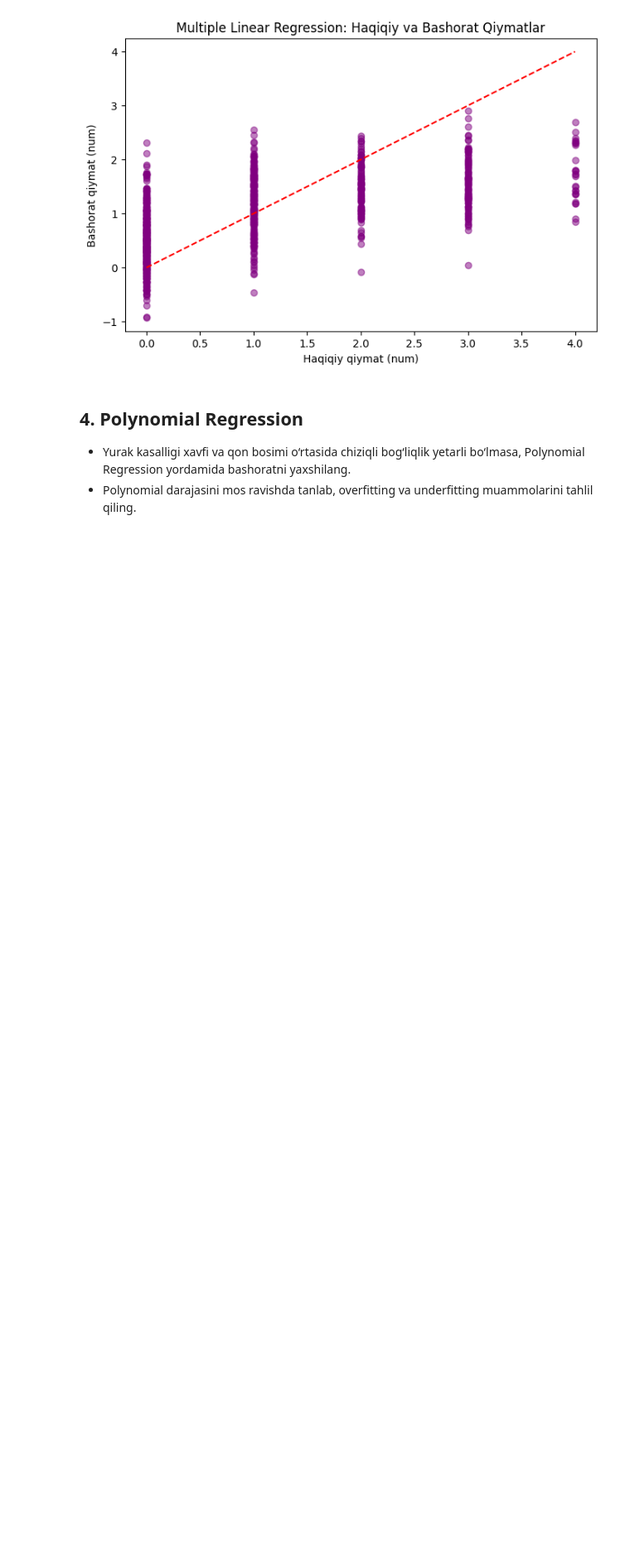
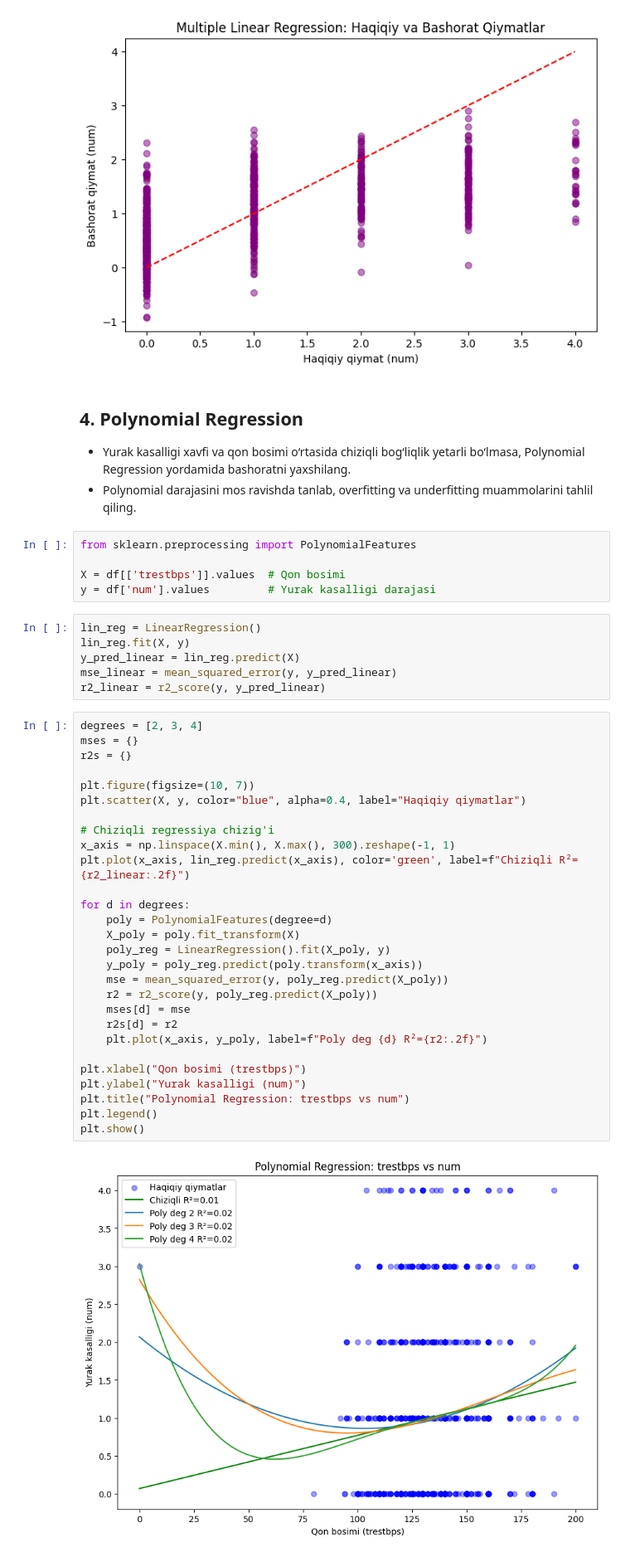
Before and after one commit to ulubeykhuja/Amaliyot, a Jupyter notebook: Копия_блокнота_"16_REGRESSIYA_16_18_YAKUNIY_AMALIY_VAZIFA_ipynb".ipynb, the cells around one changed output. Shown: that part at 83% size. Saved outputs shown, nothing was run; the diff lists cells and outputs as text; blank space fills up the shorter version.

```diff
--- a/Копия_блокнота_"16_REGRESSIYA_16_18_YAKUNIY_AMALIY_VAZIFA_ipynb".ipynb
+++ b/Копия_блокнота_"16_REGRESSIYA_16_18_YAKUNIY_AMALIY_VAZIFA_ipynb".ipynb
@@ -319,3 +379,44 @@ plt.show()
 ## 4. Polynomial Regression
 * Yurak kasalligi xavfi va qon bosimi o‘rtasida chiziqli bog‘liqlik yetarli bo‘lmasa, Polynomial Regression yordamida bashoratni yaxshilang.
 * Polynomial darajasini mos ravishda tanlab, overfitting va underfitting muammolarini tahlil qiling.
+# %%
+from sklearn.preprocessing import PolynomialFeatures
+
+X = df[['trestbps']].values  # Qon bosimi
+y = df['num'].values         # Yurak kasalligi darajasi
+# %%
+lin_reg = LinearRegression()
+lin_reg.fit(X, y)
+y_pred_linear = lin_reg.predict(X)
+mse_linear = mean_squared_error(y, y_pred_linear)
+r2_linear = r2_score(y, y_pred_linear)
+# %%
+degrees = [2, 3, 4]
+mses = {}
+r2s = {}
+
+plt.figure(figsize=(10, 7))
+plt.scatter(X, y, color="blue", alpha=0.4, label="Haqiqiy qiymatlar")
+
+# Chiziqli regressiya chizig'i
+x_axis = np.linspace(X.min(), X.max(), 300).reshape(-1, 1)
+plt.plot(x_axis, lin_reg.predict(x_axis), color='green', label=f"Chiziqli R²={r2_linear:.2f}")
+
+for d in degrees:
+    poly = PolynomialFeatures(degree=d)
+    X_poly = poly.fit_transform(X)
+    poly_reg = LinearRegression().fit(X_poly, y)
+    y_poly = poly_reg.predict(poly.transform(x_axis))
+    mse = mean_squared_error(y, poly_reg.predict(X_poly))
+    r2 = r2_score(y, poly_reg.predict(X_poly))
+    mses[d] = mse
+    r2s[d] = r2
+    plt.plot(x_axis, y_poly, label=f"Poly deg {d} R²={r2:.2f}")
+
+plt.xlabel("Qon bosimi (trestbps)")
+plt.ylabel("Yurak kasalligi (num)")
+plt.title("Polynomial Regression: trestbps vs num")
+plt.legend()
+plt.show()
+# %% [output]
+[figure, added]
```
Also changed, not shown: parts of 17 cells of this notebook.
